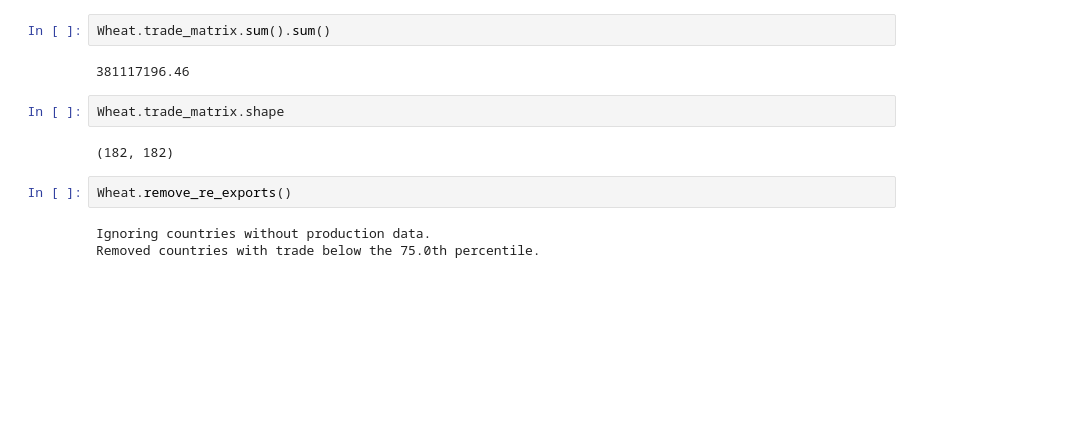
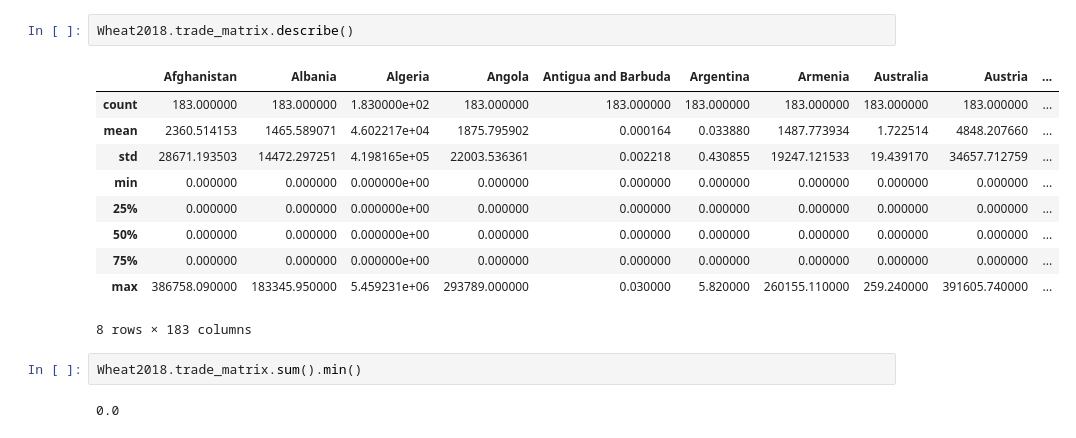
Before and after one commit to lukaszgajewski/pytradeshifts, a Jupyter notebook: scripts/testing.ipynb, the cells around one changed output. Saved outputs shown, nothing was run; the diff lists cells and outputs as text; blank space fills up the shorter version.

```diff
--- a/scripts/testing.ipynb
+++ b/scripts/testing.ipynb
@@ -53,13 +48,17 @@ df = pd.DataFrame(trade_data, columns=['Reporter Countries', 'Partner Countries'
+# %%
+Wheat2018.trade_matrix.describe()
+# %% [output]
+|  | Afghanistan | Albania | Algeria | Angola | Antigua and Barbuda | Argentina | Armenia | Australia | Austria | ... |
+| count | 183.000000 | 183.000000 | 1.830000e+02 | 183.000000 | 183.000000 | 183.000000 | 183.000000 | 183.000000 | 183.000000 | ... |
+| mean | 2360.514153 | 1465.589071 | 4.602217e+04 | 1875.795902 | 0.000164 | 0.033880 | 1487.773934 | 1.722514 | 4848.207660 | ... |
+| std | 28671.193503 | 14472.297251 | 4.198165e+05 | 22003.536361 | 0.002218 | 0.430855 | 19247.121533 | 19.439170 | 34657.712759 | ... |
+| min | 0.000000 | 0.000000 | 0.000000e+00 | 0.000000 | 0.000000 | 0.000000 | 0.000000 | 0.000000 | 0.000000 | ... |
+| 25% | 0.000000 | 0.000000 | 0.000000e+00 | 0.000000 | 0.000000 | 0.000000 | 0.000000 | 0.000000 | 0.000000 | ... |
+| 50% | 0.000000 | 0.000000 | 0.000000e+00 | 0.000000 | 0.000000 | 0.000000 | 0.000000 | 0.000000 | 0.000000 | ... |
+| 75% | 0.000000 | 0.000000 | 0.000000e+00 | 0.000000 | 0.000000 | 0.000000 | 0.000000 | 0.000000 | 0.000000 | ... |
+| max | 386758.090000 | 183345.950000 | 5.459231e+06 | 293789.000000 | 0.030000 | 5.820000 | 260155.110000 | 259.240000 | 391605.740000 | ... |
+8 rows × 183 columns
 # %%
-Wheat.trade_matrix.sum().sum()
+Wheat2018.trade_matrix.sum().min()
 # %% [output]
-381117196.46
+0.0
-# %%
-Wheat.trade_matrix.shape
-# %% [output]
-(182, 182)
-# %%
-Wheat.remove_re_exports()
-# %% [output]
-Ignoring countries without production data.
-Removed countries with trade below the 75.0th percentile.
```
Also changed, not shown: parts of 23 cells of this notebook, 2 other files.
